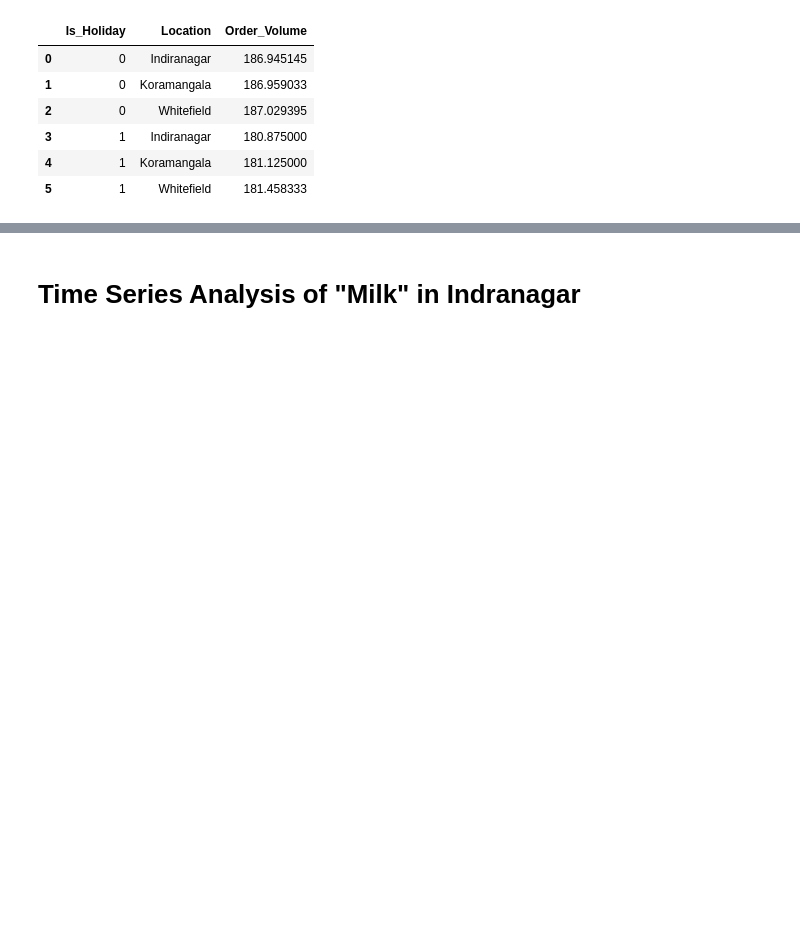
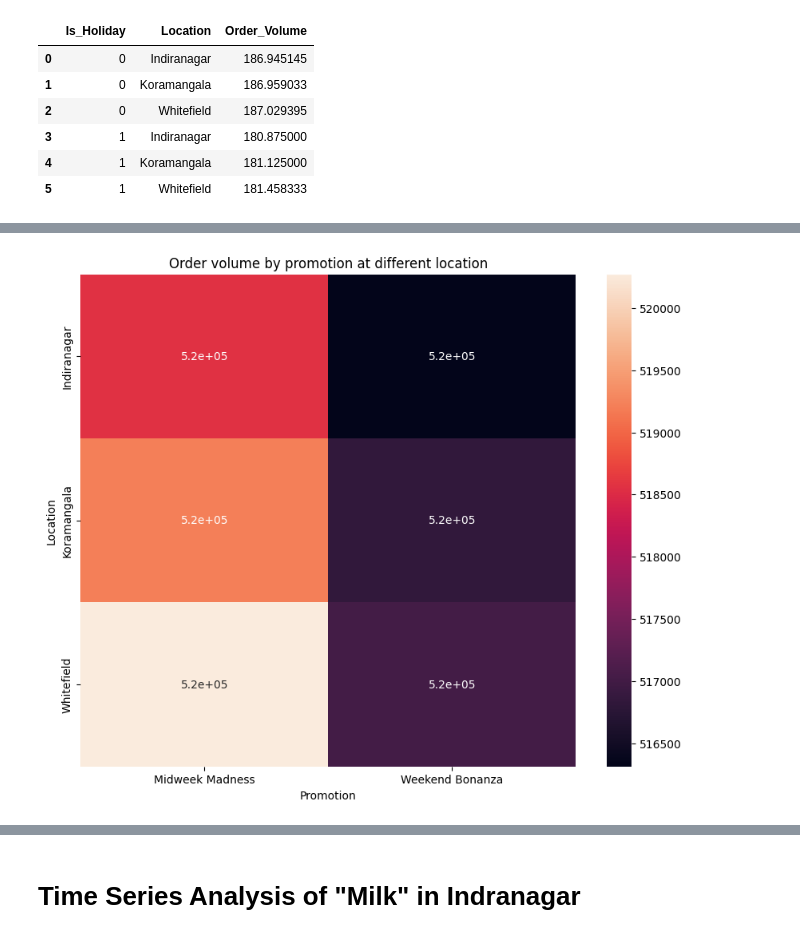
Before and after one commit to rahul8879/swiggy_demand_modelling, a Jupyter notebook: notebooks/analysis.ipynb, the cells around one changed output, grey strips where cells are left out. Drawn from its saved outputs; the diff is of its cells as text; code cells hidden in the pictures; blank space fills up the shorter version.

```diff
--- a/notebooks/analysis.ipynb
+++ b/notebooks/analysis.ipynb
@@ -223,0 +258,10 @@ fig.show()
+# %%
+pivot_data=analysis_data.pivot_table(values='Order_Volume',index='Location',columns='Promotion',aggfunc='sum')
+plt.figure(figsize=(10,8))
+sns.heatmap(pivot_data,annot=True)
+plt.title('Order volume by promotion at different location')
+plt.xlabel('Promotion')
+plt.ylabel('Location')
+plt.show()
+# %% [output]
+[figure, added]
```
Also changed, not shown: parts of 5 cells of this notebook.
